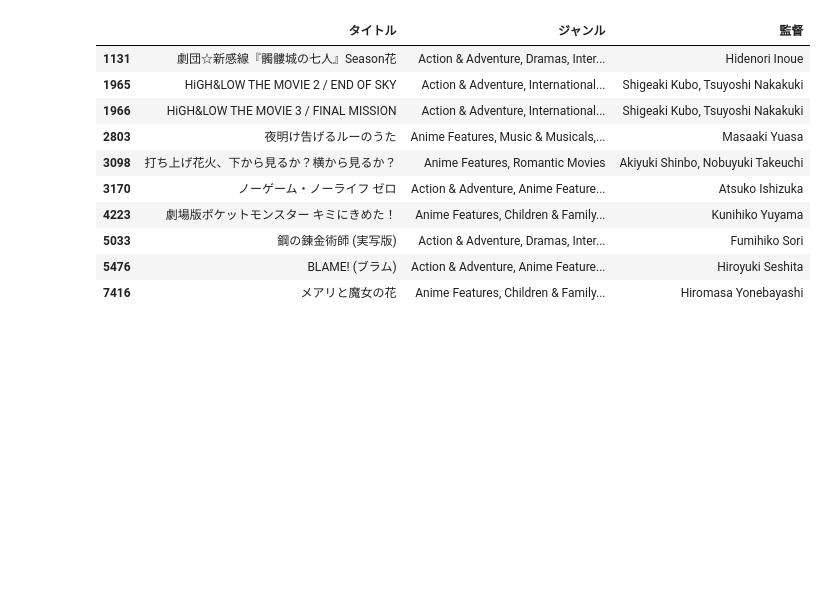
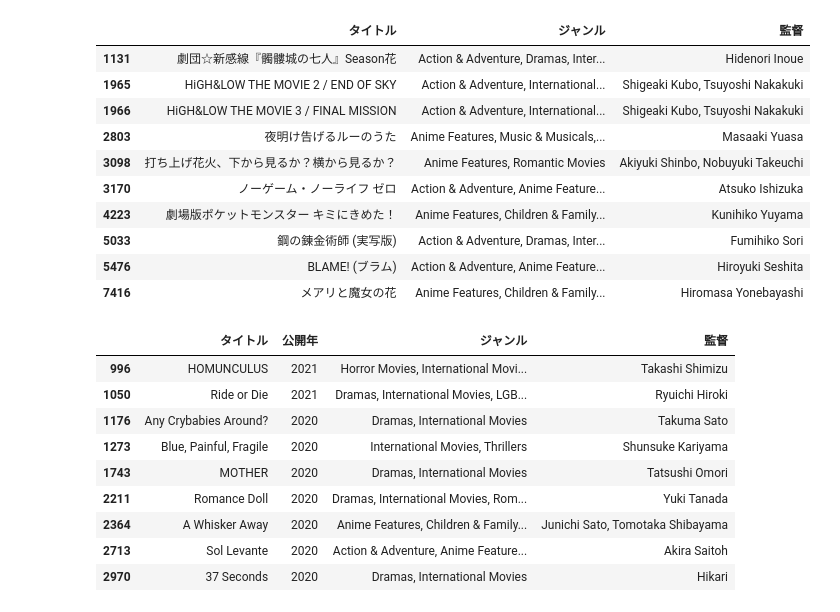
Before and after one commit to k6jf8wfhxh-ux/netflix-data-analysis, a Jupyter notebook: netflix_analysis.ipynb, the cells around one changed output. Saved outputs shown, nothing was run; the diff lists cells and outputs as text; code cells hidden in the pictures; blank space fills up the shorter version.

```diff
--- a/netflix_analysis.ipynb
+++ b/netflix_analysis.ipynb
@@ -209,3 +209,20 @@ display(movie_2017_jp[["タイトル", "ジャンル", "監督"]])
 | 5033 | 鋼の錬金術師 (実写版) | Action & Adventure, Dramas, Inter... | Fumihiko Sori |
 | 5476 | BLAME! (ブラム) | Action & Adventure, Anime Feature... | Hiroyuki Seshita |
 | 7416 | メアリと魔女の花 | Anime Features, Children & Family... | Hiromasa Yonebayashi |
+# %%
+# 2020年以降の日本映画を抽出
+movie_recent = recent_movies[recent_movies["公開年"] >= 2020].copy()
+
+# 見やすく表示
+display(movie_recent[["タイトル", "公開年", "ジャンル", "監督"]])
+# %% [output]
+|  | タイトル | 公開年 | ジャンル | 監督 |
+| 996 | HOMUNCULUS | 2021 | Horror Movies, International Movi... | Takashi Shimizu |
+| 1050 | Ride or Die | 2021 | Dramas, International Movies, LGB... | Ryuichi Hiroki |
+| 1176 | Any Crybabies Around? | 2020 | Dramas, International Movies | Takuma Sato |
+| 1273 | Blue, Painful, Fragile | 2020 | International Movies, Thrillers | Shunsuke Kariyama |
+| 1743 | MOTHER | 2020 | Dramas, International Movies | Tatsushi Omori |
+| 2211 | Romance Doll | 2020 | Dramas, International Movies, Rom... | Yuki Tanada |
+| 2364 | A Whisker Away | 2020 | Anime Features, Children & Family... | Junichi Sato, Tomotaka Shibayama |
+| 2713 | Sol Levante | 2020 | Action & Adventure, Anime Feature... | Akira Saitoh |
+| 2970 | 37 Seconds | 2020 | Dramas, International Movies | Hikari |
```
Also changed, not shown: parts of 2 cells of this notebook.
